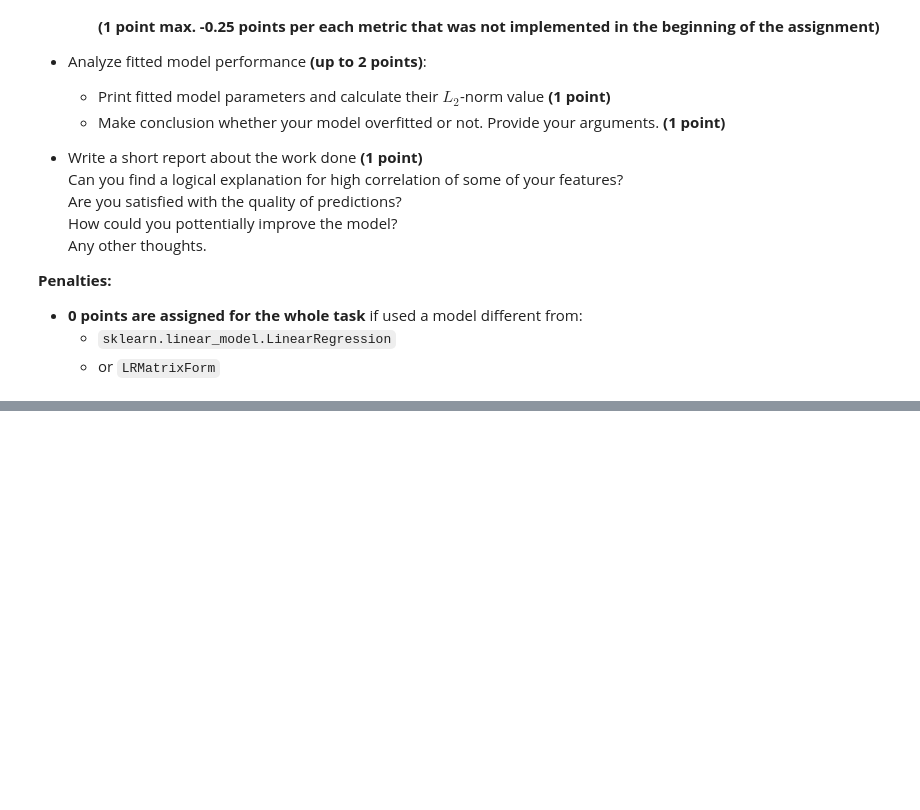
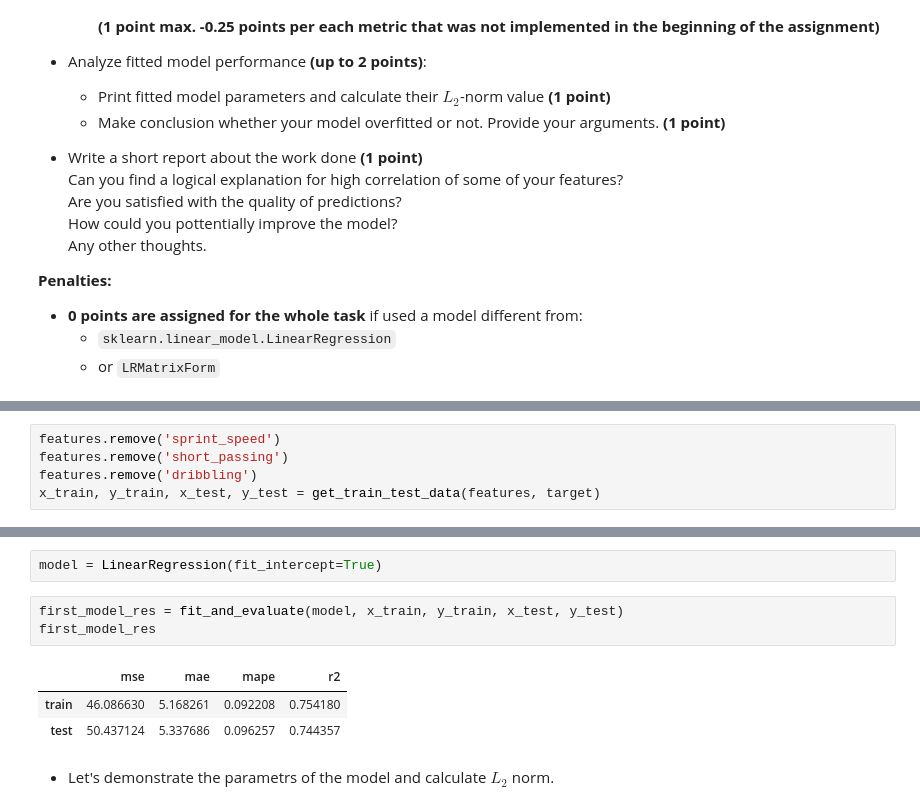
Before and after one commit to alsing/ml-intro-rs-school, a Jupyter notebook: 3 - Linear Regression/linear_regression.ipynb, the cells around one changed output, grey strips where cells are left out. Cells and saved outputs as stored; diff of their text form; blank space fills up the shorter version.

```diff
--- a/3 - Linear Regression/linear_regression.ipynb
+++ b/3 - Linear Regression/linear_regression.ipynb
@@ -1623,0 +1706,5 @@ Steps you need to follow:
+# %%
+features.remove('sprint_speed')
+features.remove('short_passing')
+features.remove('dribbling')
+x_train, y_train, x_test, y_test = get_train_test_data(features, target)
@@ -1623,0 +1717,11 @@ Steps you need to follow:
+# %%
+model = LinearRegression(fit_intercept=True)
+# %%
+first_model_res = fit_and_evaluate(model, x_train, y_train, x_test, y_test)
+first_model_res
+# %% [output]
+|  | mse | mae | mape | r2 |
+| train | 46.086630 | 5.168261 | 0.092208 | 0.754180 |
+| test | 50.437124 | 5.337686 | 0.096257 | 0.744357 |
+# %% [markdown]
+* Let's demonstrate the parametrs of the model and calculate $L_2$ norm.
```
Also changed, not shown: parts of 46 cells of this notebook.
